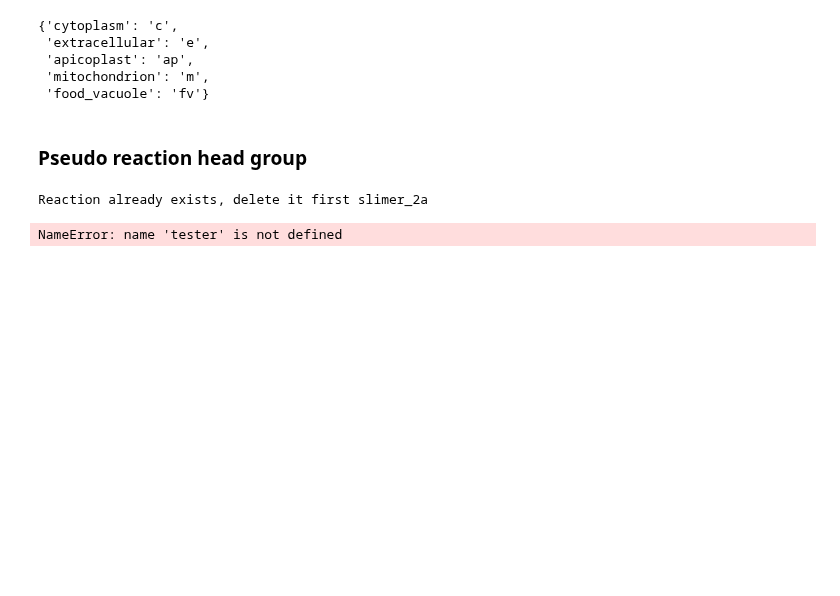
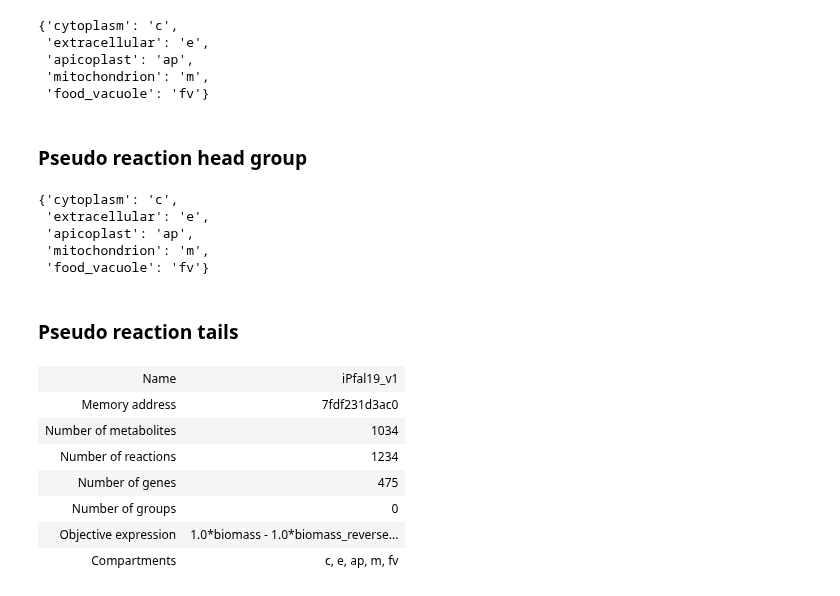
Before and after one commit to Nexia23/Plasmodium_abs_FBA, a Jupyter notebook: compare_GEMs.ipynb, the cells around one changed output. Saved outputs shown, nothing was run; the diff lists cells and outputs as text; code cells hidden in the pictures; blank space fills up the shorter version.

```diff
--- a/compare_GEMs.ipynb
+++ b/compare_GEMs.ipynb
@@ -422,6 +431,9 @@ for meta in metas_df.index:
     if meta[0].isdigit():
         sid = 'c'+meta.replace(':','')+'_chain'
         sname = 'Side chain '+meta
+        # add pseudo side chain information to species dict
+        species_name_dict[meta]=[sid,sname]
+
         new_meta = cobra.Metabolite(id=sid,name=sname, compartment='cytoplasm')
         ipfal21.add_metabolites([new_meta])
     else:
@@ -430,3 +442,4 @@ for meta in metas_df.index:
         new_meta = cobra.Metabolite(id=sid,name=sname, compartment='cytoplasm')
         ipfal21.add_metabolites([new_meta])
     meta_ids.append(sid)
+metas_df['ids'] = meta_ids
@@ -435,43 +446,34 @@ metas_df['ids'] = meta_ids
-# %%
-def create_reaction(model, react_name:list, meta_dict:dict):
-    if react_name[0] in model.reactions:
-        print('Reaction already exists, delete it first '+ react_name[0])
-        return model
-
-    for meta in meta_dict.keys():
-        if not check_meta_exists(model, meta):
-            print('No existing metabolite ' + meta)
-            return model
-
-    # defining new reaction
-    reaction = cobra.Reaction(react_name[0])
-    reaction.name = 'SLIME reaction' + react_name[1]
-    reaction.subsystem = 'SLIMEr reaction, Lipid metabolism'
-    reaction.lower_bound = 0.  # This is the default
-    reaction.upper_bound = 1000.  # This is the default
-    model.add_reactions([reaction])
-
-    model.reactions.get_by_id(reaction.id).add_metabolites(meta_dict)
-    print(model.reactions.get_by_id(reaction.id))
-
-    return model
 # %% [markdown]
 ### Pseudo reaction head group
+# %%
+# decide stage to implement
+stage = 'mean_Ring '
+# %% [output]
+{'cytoplasm': 'c',
+ 'extracellular': 'e',
+ 'apicoplast': 'ap',
+ 'mitochondrion': 'm',
+ 'food_vacuole': 'fv'}
+# %% [markdown]
+### Pseudo reaction tails
 # %%
-sid = 'pseudo_l_bkb'
-sname = 'Pseudo lipid head backbone'
+sid = 'pseudo_sidchn'
+sname = 'Pseudo side chain'
 new_meta = cobra.Metabolite(id=sid,name=sname, compartment='cytoplasm')
 ipfal21.add_metabolites([new_meta])
 
-a2 = metas_df[metas_df.reaction=="2a"]
+b2 = metas_df[metas_df.reaction=="2b"]
 # change between different models
-tester = dict(zip(metas_df['ids'],a2['mean_Ring ']*-1))
-tester['pseudo_l_bkb'] = 1
-create_reaction(ipfal21,['slimer_2a','pseudo head'], tester)
-del tester
+b2 = b2.dropna(subset=[stage])
+tester = dict(zip(b2['ids'],b2[stage]*-1))
+tester[sid] = 1
+create_reaction(ipfal21,['slimer_2b','pseudo sid chain'], tester)
 # %% [output]
-Reaction already exists, delete it first slimer_2a
+| Name | iPfal19_v1 |
+| Memory address | 7fdf231d3ac0 |
+| Number of metabolites | 1034 |
+| Number of reactions | 1234 |
+| Number of genes | 475 |
+| Number of groups | 0 |
+| Objective expression | 1.0*biomass - 1.0*biomass_reverse... |
+| Compartments | c, e, ap, m, fv |
-# %%
-tester
-# %% [output]
-NameError: name 'tester' is not defined
```
Also changed, not shown: parts of 37 cells of this notebook.
